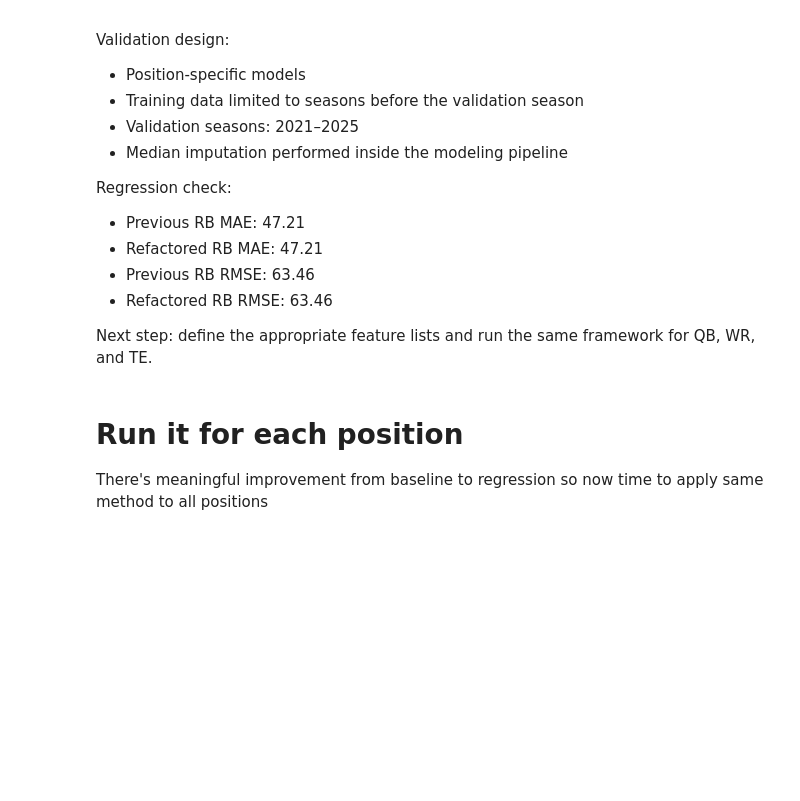
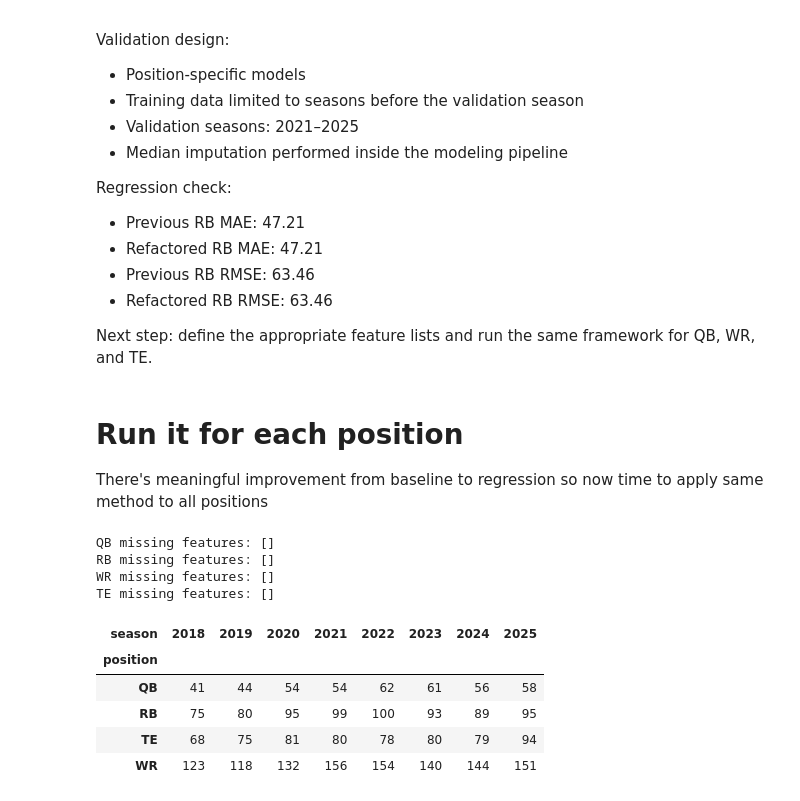
Before and after one commit to thjquinn/fantasy-football-projection-model, a Jupyter notebook: notebooks/05_modeling.ipynb, the cells around one changed output. Saved outputs shown, nothing was run; the diff lists cells and outputs as text; code cells hidden in the pictures; blank space fills up the shorter version.

```diff
--- a/notebooks/05_modeling.ipynb
+++ b/notebooks/05_modeling.ipynb
@@ -554,0 +567,18 @@ te_df = model_data[model_data["position"] == "TE"].copy()
+# %%
+for position, features in position_features.items():
+    missing = [feature for feature in features if feature not in model_data.columns]
+    print(position, "missing features:", missing)
+# %% [output]
+QB missing features: []
+RB missing features: []
+WR missing features: []
+TE missing features: []
+# %%
+model_data.groupby(["position", "season"]).size().unstack(fill_value=0)
+# %% [output]
+| season | 2018 | 2019 | 2020 | 2021 | 2022 | 2023 | 2024 | 2025 |
+| position |  |  |  |  |  |  |  |  |
+| QB | 41 | 44 | 54 | 54 | 62 | 61 | 56 | 58 |
+| RB | 75 | 80 | 95 | 99 | 100 | 93 | 89 | 95 |
+| TE | 68 | 75 | 81 | 80 | 78 | 80 | 79 | 94 |
+| WR | 123 | 118 | 132 | 156 | 154 | 140 | 144 | 151 |
```
Also changed, not shown: parts of 50 cells of this notebook, 2 other files.
